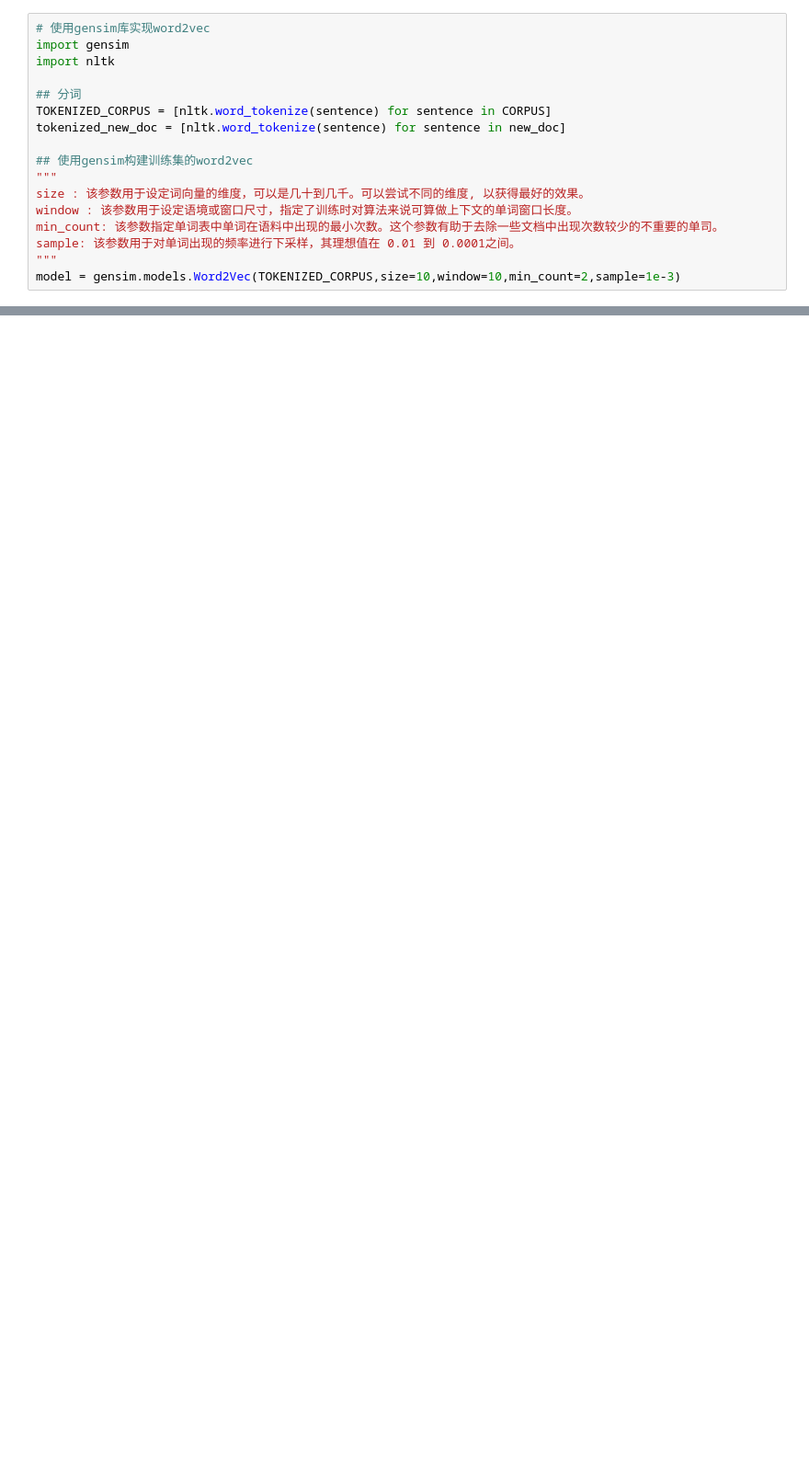
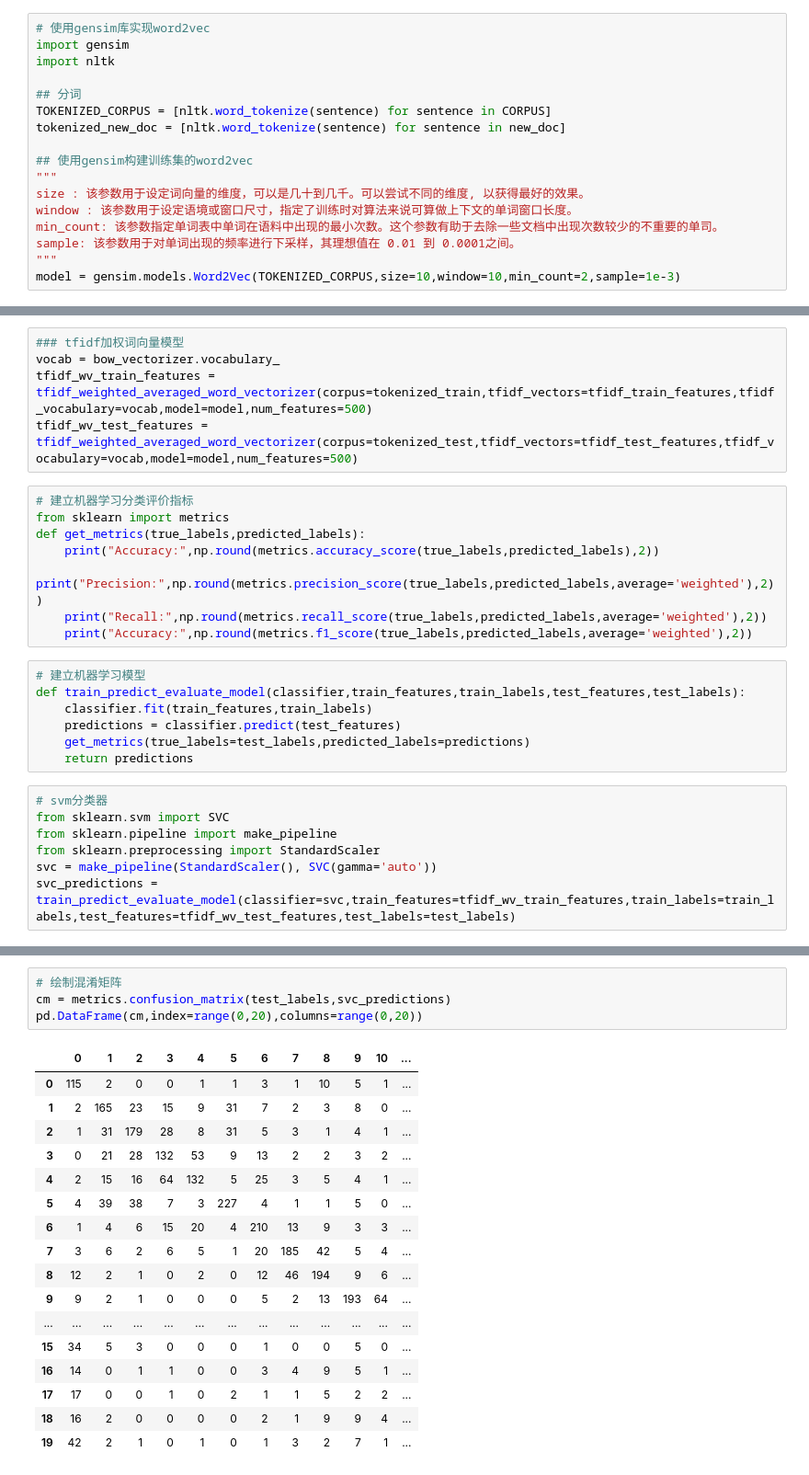
Before and after one commit to Leolee11111/NLP, a Jupyter notebook: 文本分类.ipynb, the cells around one changed output, grey strips where cells are left out. Shown at 92% size. Saved outputs shown, nothing was run; the diff lists cells and outputs as text; blank space fills up the shorter version.

```diff
--- a/文本分类.ipynb
+++ b/文本分类.ipynb
@@ -561,0 +893,27 @@ for i in range(wt_tfidf_word_vec_features.shape[0]):
+# %%
+### tfidf加权词向量模型
+vocab = bow_vectorizer.vocabulary_
+tfidf_wv_train_features = tfidf_weighted_averaged_word_vectorizer(corpus=tokenized_train,tfidf_vectors=tfidf_train_features,tfidf_vocabulary=vocab,model=model,num_features=500)
+tfidf_wv_test_features = tfidf_weighted_averaged_word_vectorizer(corpus=tokenized_test,tfidf_vectors=tfidf_test_features,tfidf_vocabulary=vocab,model=model,num_features=500)
+# %%
+# 建立机器学习分类评价指标
+from sklearn import metrics
+def get_metrics(true_labels,predicted_labels):
+    print("Accuracy:",np.round(metrics.accuracy_score(true_labels,predicted_labels),2))
+    print("Precision:",np.round(metrics.precision_score(true_labels,predicted_labels,average='weighted'),2))
+    print("Recall:",np.round(metrics.recall_score(true_labels,predicted_labels,average='weighted'),2))
+    print("Accuracy:",np.round(metrics.f1_score(true_labels,predicted_labels,average='weighted'),2))
+# %%
+# 建立机器学习模型
+def train_predict_evaluate_model(classifier,train_features,train_labels,test_features,test_labels):
+    classifier.fit(train_features,train_labels)
+    predictions = classifier.predict(test_features)
+    get_metrics(true_labels=test_labels,predicted_labels=predictions)
+    return predictions
+# %%
+# svm分类器
+from sklearn.svm import SVC
+from sklearn.pipeline import make_pipeline
+from sklearn.preprocessing import StandardScaler
+svc = make_pipeline(StandardScaler(), SVC(gamma='auto'))
+svc_predictions = train_predict_evaluate_model(classifier=svc,train_features=tfidf_wv_train_features,train_labels=train_labels,test_features=tfidf_wv_test_features,test_labels=test_labels)
@@ -561,0 +925,22 @@ for i in range(wt_tfidf_word_vec_features.shape[0]):
+# %%
+# 绘制混淆矩阵
+cm = metrics.confusion_matrix(test_labels,svc_predictions)
+pd.DataFrame(cm,index=range(0,20),columns=range(0,20))
+# %% [output]
+|  | 0 | 1 | 2 | 3 | 4 | 5 | 6 | 7 | 8 | 9 | 10 | ... |
+| 0 | 115 | 2 | 0 | 0 | 1 | 1 | 3 | 1 | 10 | 5 | 1 | ... |
+| 1 | 2 | 165 | 23 | 15 | 9 | 31 | 7 | 2 | 3 | 8 | 0 | ... |
+| 2 | 1 | 31 | 179 | 28 | 8 | 31 | 5 | 3 | 1 | 4 | 1 | ... |
+| 3 | 0 | 21 | 28 | 132 | 53 | 9 | 13 | 2 | 2 | 3 | 2 | ... |
+| 4 | 2 | 15 | 16 | 64 | 132 | 5 | 25 | 3 | 5 | 4 | 1 | ... |
+| 5 | 4 | 39 | 38 | 7 | 3 | 227 | 4 | 1 | 1 | 5 | 0 | ... |
+| 6 | 1 | 4 | 6 | 15 | 20 | 4 | 210 | 13 | 9 | 3 | 3 | ... |
+| 7 | 3 | 6 | 2 | 6 | 5 | 1 | 20 | 185 | 42 | 5 | 4 | ... |
+| 8 | 12 | 2 | 1 | 0 | 2 | 0 | 12 | 46 | 194 | 9 | 6 | ... |
+| 9 | 9 | 2 | 1 | 0 | 0 | 0 | 5 | 2 | 13 | 193 | 64 | ... |
+| ... | ... | ... | ... | ... | ... | ... | ... | ... | ... | ... | ... | ... |
+| 15 | 34 | 5 | 3 | 0 | 0 | 0 | 1 | 0 | 0 | 5 | 0 | ... |
+| 16 | 14 | 0 | 1 | 1 | 0 | 0 | 3 | 4 | 9 | 5 | 1 | ... |
+| 17 | 17 | 0 | 0 | 1 | 0 | 2 | 1 | 1 | 5 | 2 | 2 | ... |
+| 18 | 16 | 2 | 0 | 0 | 0 | 0 | 2 | 1 | 9 | 9 | 4 | ... |
+| 19 | 42 | 2 | 1 | 0 | 1 | 0 | 1 | 3 | 2 | 7 | 1 | ... |
```
Also changed, not shown: parts of 25 cells of this notebook, 2 other files.
